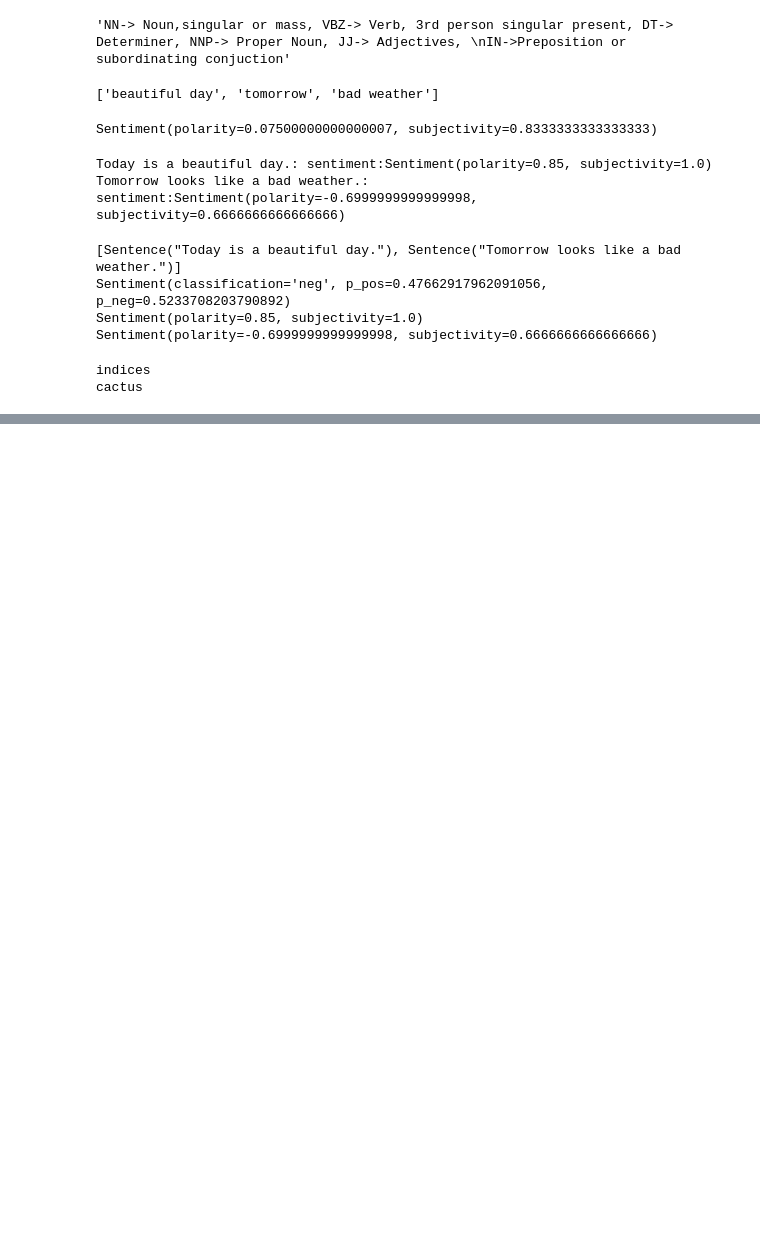
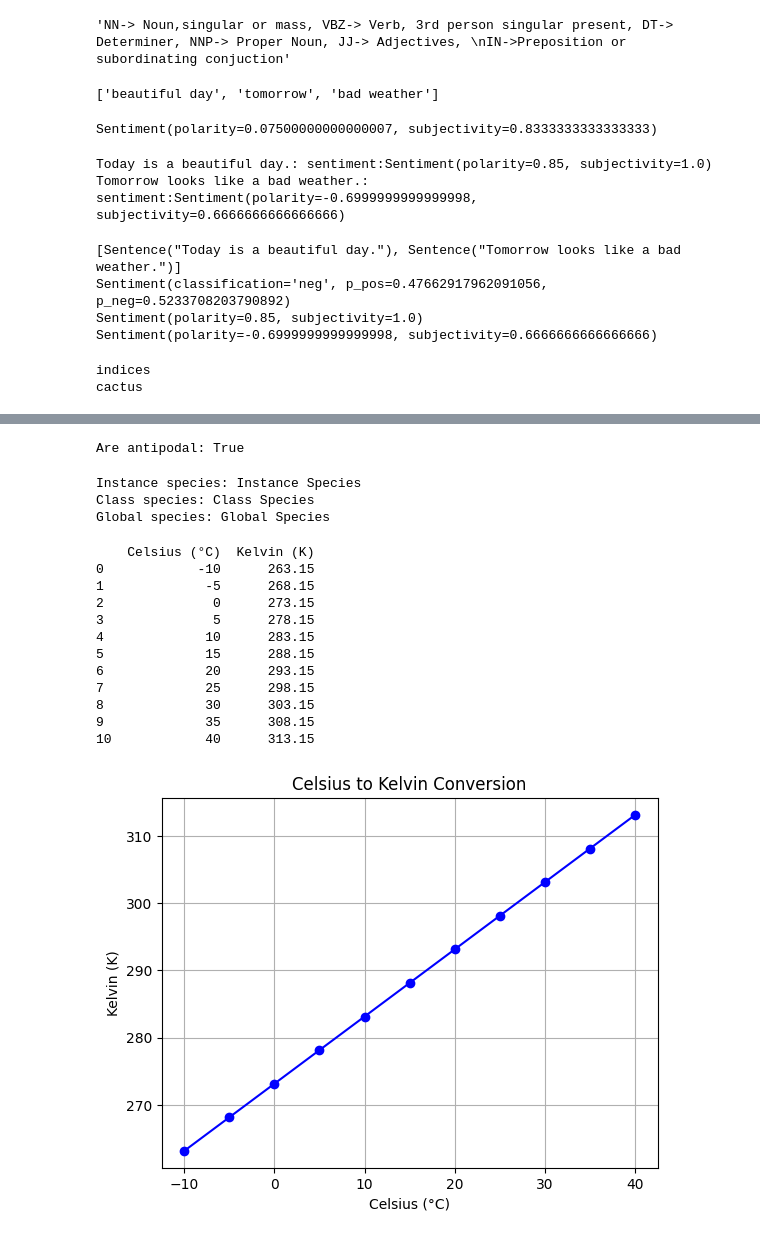
Before and after one commit to SurajSenapati24/PYTHONwithDataScience, a Jupyter notebook: 6thSemester/NLPAssignment/Practice.ipynb, the cells around one changed output, grey strips where cells are left out. Drawn from its saved outputs; the diff is of its cells as text; code cells hidden in the pictures; blank space fills up the shorter version.

```diff
--- a/6thSemester/NLPAssignment/Practice.ipynb
+++ b/6thSemester/NLPAssignment/Practice.ipynb
@@ -76,0 +125,69 @@ cactus
+# %%
+import math
+
+def are_antipodal(points):
+    angles = sorted(math.atan2(y, x) for x, y in points)
+
+    n = len(angles)
+    for i in range(n):
+        target = angles[i] + math.pi
+        low, high = 0, n - 1
+
+        while low <= high:
+            mid = (low + high) // 2
+            if abs(angles[mid] - target) < 1e-9:
+                return True
+            elif angles[mid] < target:
+                low = mid + 1
+            else:
+                high = mid - 1
+    return False
+
+points = [(1, 0), (-1, 0), (0, 1), (0, -1)]
+print(f'Are antipodal: {are_antipodal(points)}')
+# %% [output]
+Are antipodal: True
+# %%
+species = "Global Species"
+class Animal:
+    species = "Class Species"
+    def __init__(self, species):
+        self.species = species
+    def display_species(self):
+        print("Instance species:", self.species)
+        print("Class species:", Animal.species)
+        print("Global species:", globals()['species'])
+a = Animal("Instance Species")
+a.display_species()
+# %% [output]
+Instance species: Instance Species
+Class species: Class Species
+Global species: Global Species
+# %%
+import pandas as pd
+import matplotlib.pyplot as plt
+celsius_to_kelvin = lambda c: c + 273.15
+celsius_values = list(range(-10, 41, 5))
+kelvin_values = [celsius_to_kelvin(c) for c in celsius_values]
+df = pd.DataFrame({"Celsius (°C)": celsius_values, "Kelvin (K)": kelvin_values})
+print(df)
+plt.plot(df["Celsius (°C)"], df["Kelvin (K)"], marker="o", linestyle="-", color="b")
+plt.xlabel("Celsius (°C)")
+plt.ylabel("Kelvin (K)")
+plt.title("Celsius to Kelvin Conversion")
+plt.grid(True)
+plt.show()
+# %% [output]
+    Celsius (°C)  Kelvin (K)
+0            -10      263.15
+1             -5      268.15
+2              0      273.15
+3              5      278.15
+4             10      283.15
+5             15      288.15
+6             20      293.15
+7             25      298.15
+8             30      303.15
+9             35      308.15
+10            40      313.15
+[figure, added]
```
Also changed, not shown: parts of 3 cells of this notebook, 5 other files.
